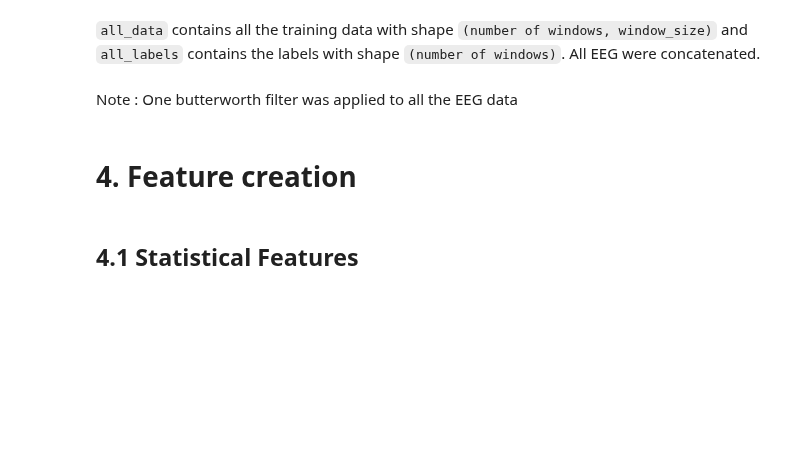
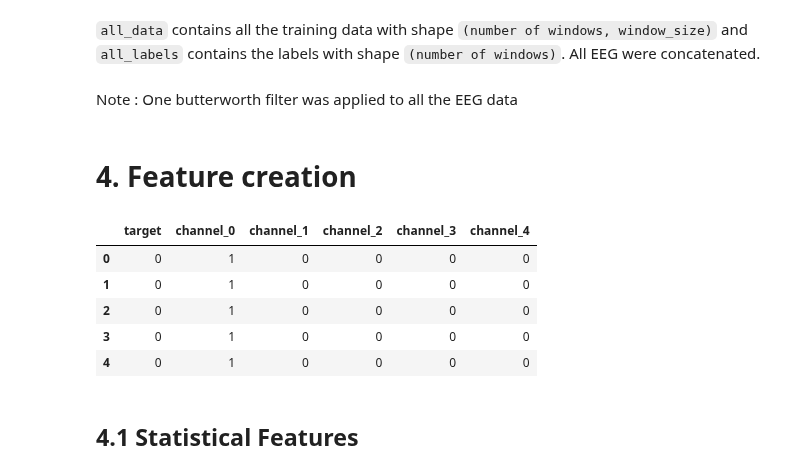
Before and after one commit to DIlyess/EEG_Anomaly_Detection, a Jupyter notebook: notebook.ipynb, the cells around one changed output. Saved outputs shown, nothing was run; the diff lists cells and outputs as text; code cells hidden in the pictures; blank space fills up the shorter version.

```diff
--- a/notebook.ipynb
+++ b/notebook.ipynb
@@ -255,6 +255,16 @@ Note : One butterworth filter was applied to all the EEG data
 # %%
 # This will be our dataframe where we will progressively add features calculated from all_data
 df = pd.DataFrame({"target": all_targets, "channel": all_channel_indices})
+# %%
+df = pd.get_dummies(df, columns=["channel"], prefix="channel", dtype=int)
+df.head()
+# %% [output]
+|  | target | channel_0 | channel_1 | channel_2 | channel_3 | channel_4 |
+| 0 | 0 | 1 | 0 | 0 | 0 | 0 |
+| 1 | 0 | 1 | 0 | 0 | 0 | 0 |
+| 2 | 0 | 1 | 0 | 0 | 0 | 0 |
+| 3 | 0 | 1 | 0 | 0 | 0 | 0 |
+| 4 | 0 | 1 | 0 | 0 | 0 | 0 |
 # %% [markdown]
 ## 4.1 Statistical Features
 # %% [markdown]
```
Also changed, not shown: parts of 10 cells of this notebook.
